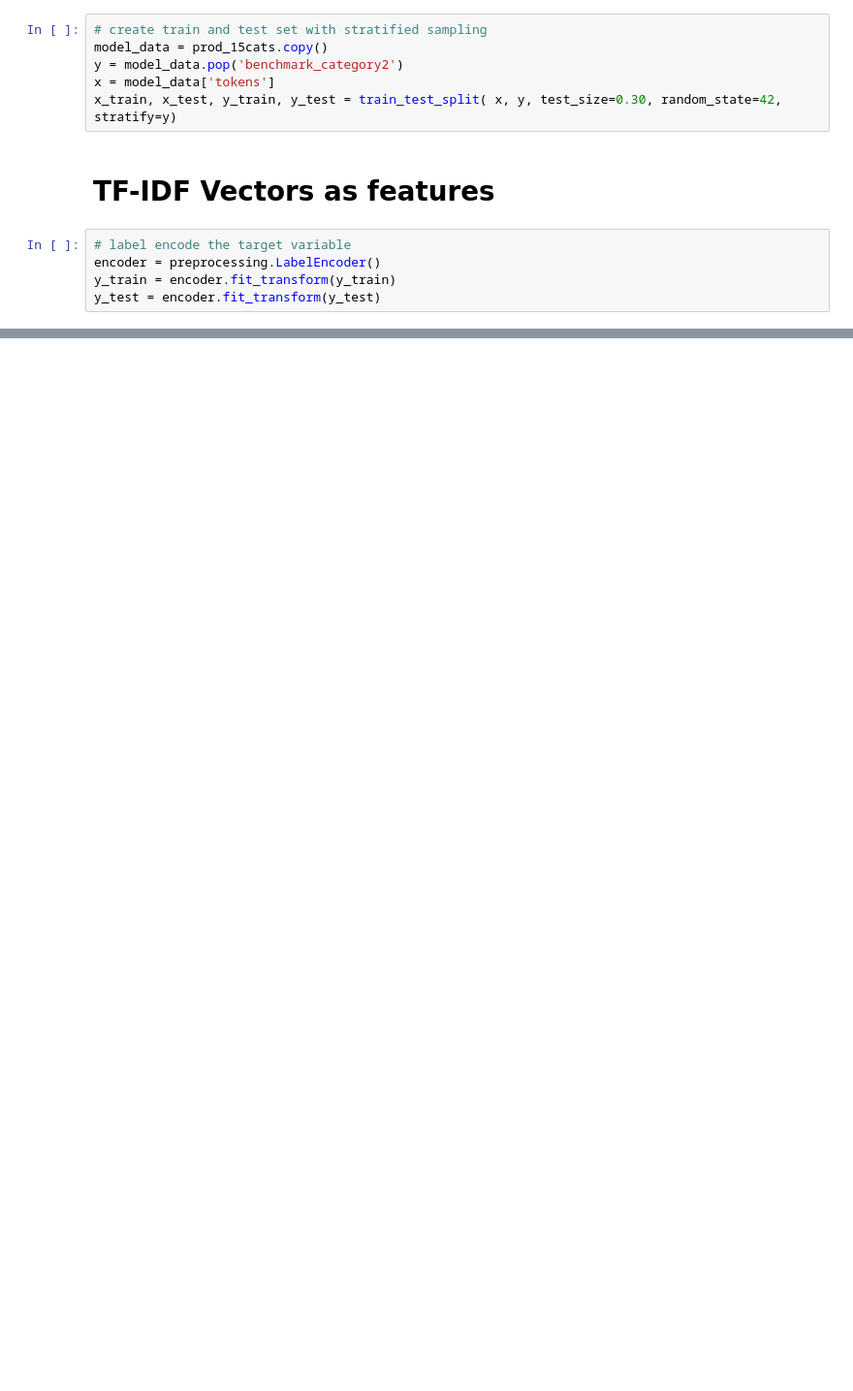
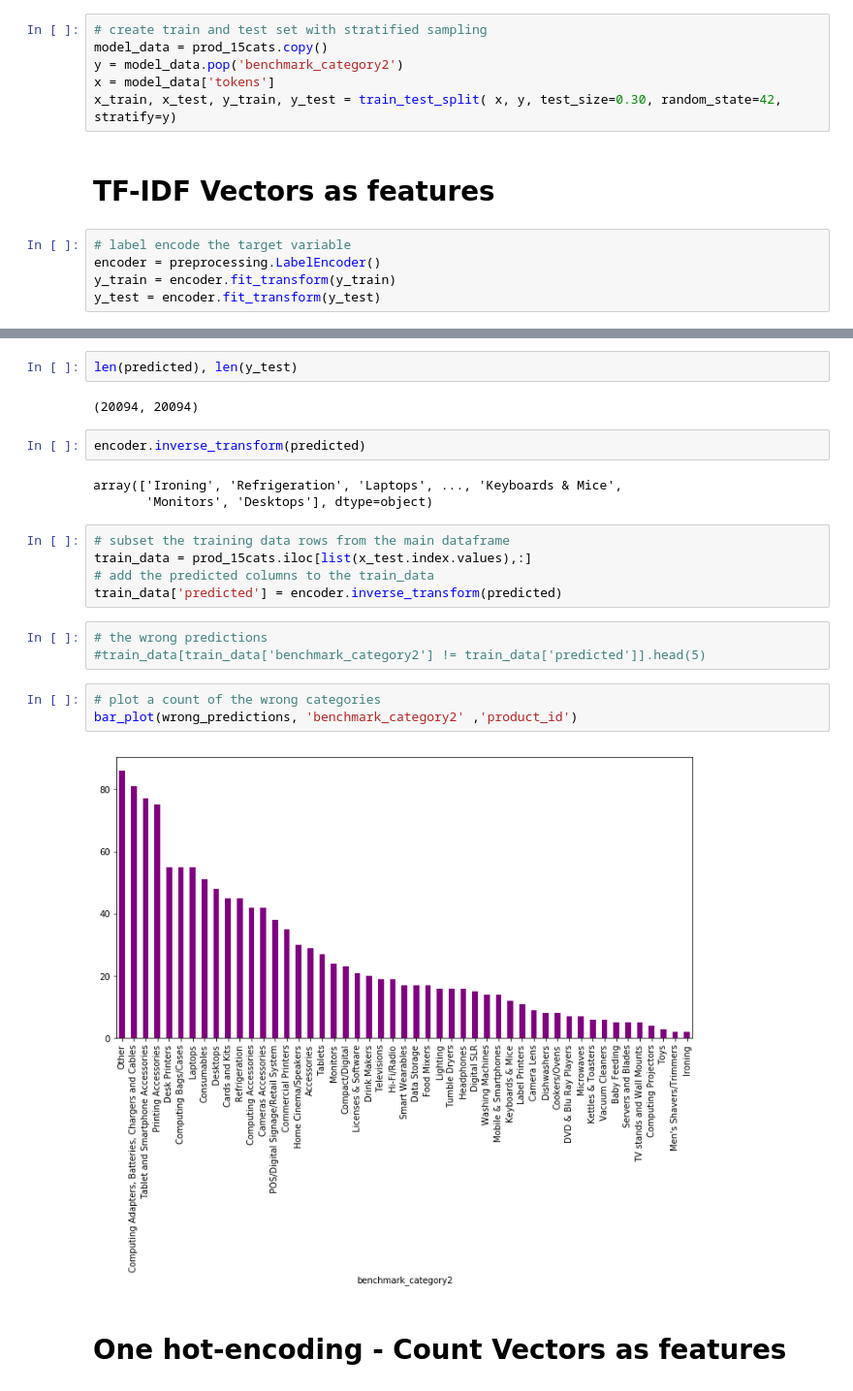
Before and after one commit to danyzix/Product-Categorisation, a Jupyter notebook: Flix_products/Product_Categorisation3.ipynb, the cells around one changed output, grey strips where cells are left out. Shown: that part at 97% size. Saved outputs shown, nothing was run; the diff lists cells and outputs as text; blank space fills up the shorter version.

```diff
--- a/Flix_products/Product_Categorisation3.ipynb
+++ b/Flix_products/Product_Categorisation3.ipynb
@@ -291,0 +293,24 @@ np.mean(predicted == y_test)
+# %%
+len(predicted), len(y_test)
+# %% [output]
+(20094, 20094)
+# %%
+encoder.inverse_transform(predicted)
+# %% [output]
+array(['Ironing', 'Refrigeration', 'Laptops', ..., 'Keyboards & Mice',
+       'Monitors', 'Desktops'], dtype=object)
+# %%
+# subset the training data rows from the main dataframe
+train_data = prod_15cats.iloc[list(x_test.index.values),:]
+# add the predicted columns to the train_data
+train_data['predicted'] = encoder.inverse_transform(predicted)
+# %%
+# the wrong predictions
+#train_data[train_data['benchmark_category2'] != train_data['predicted']].head(5)
+# %%
+# plot a count of the wrong categories
+bar_plot(wrong_predictions, 'benchmark_category2' ,'product_id')
+# %% [output]
+[figure, added]
+# %% [markdown]
+# One hot-encoding - Count Vectors as features
```
Also changed, not shown: parts of 31 cells of this notebook.
